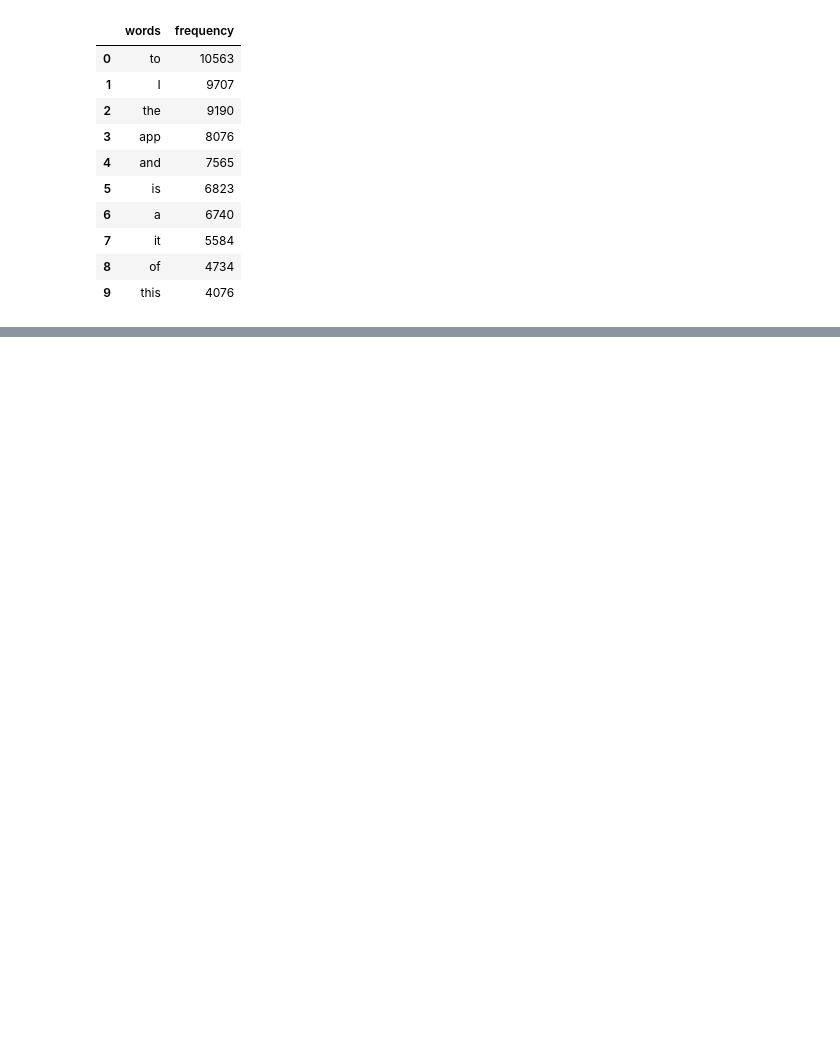
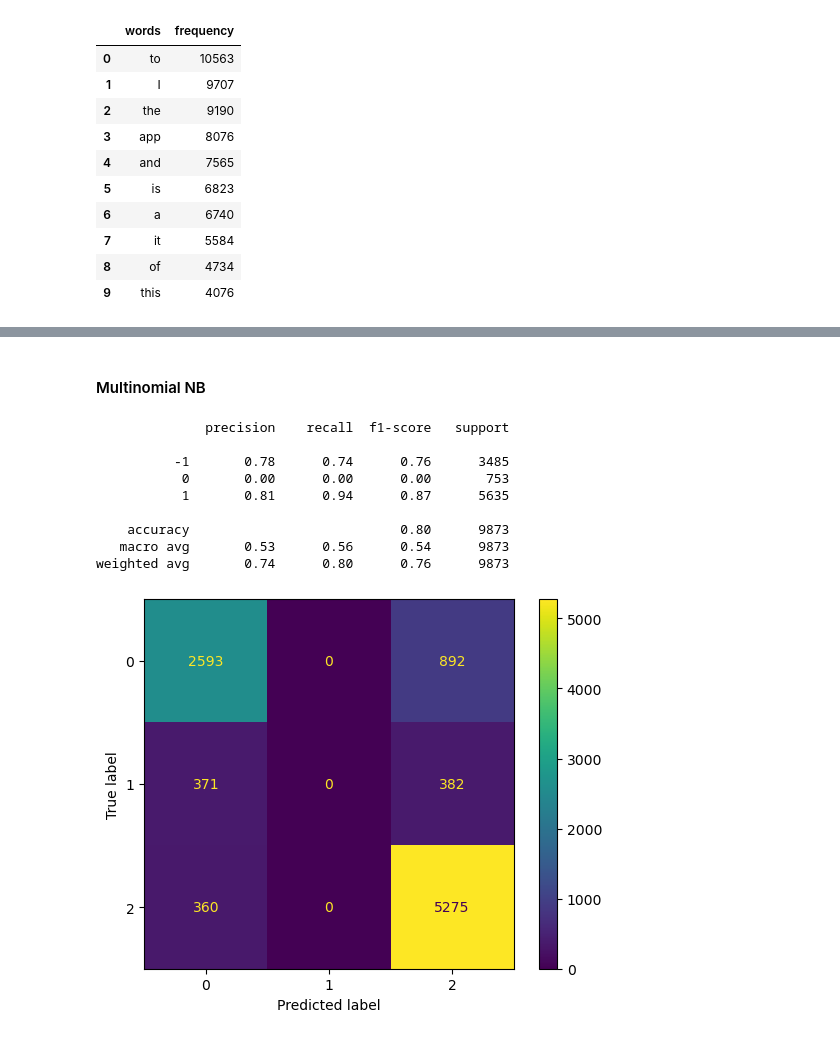
Before and after one commit to threatdead/Threads-Review-Classifier, a Jupyter notebook: Threads-Review/threads-reviews.ipynb, the cells around one changed output, grey strips where cells are left out. Cells and saved outputs as stored; diff of their text form; code cells hidden in the pictures; blank space fills up the shorter version.

Commit message:
model dump from the notebook
Model comparison and final model selection

```diff
--- a/Threads-Review/threads-reviews.ipynb
+++ b/Threads-Review/threads-reviews.ipynb
@@ -163,0 +231,35 @@ plt.imshow(wordcloud);
+# %%
+X = df_feat['review_processed']
+y = df_feat['polarity']
+# %%
+from sklearn.model_selection import train_test_split
+
+X_train, X_test, y_train, y_test = train_test_split(X, y, test_size= .3, random_state= 42)
+# %%
+tfidf = TfidfVectorizer()
+X_train_tfidf = tfidf.fit_transform(X_train, y_train)
+X_test_tfidf = tfidf.transform(X_test)
+# %%
+def model(model):
+    model.fit(X_train_tfidf, y_train)
+    y_pred = model.predict(X_test_tfidf)
+
+    cm = confusion_matrix(y_test, y_pred)
+    ConfusionMatrixDisplay(cm).plot()
+    print(classification_report(y_test, y_pred))
+# %% [markdown]
+#### Multinomial NB
+# %%
+nb = MultinomialNB()
+model(nb)
+# %% [output]
+              precision    recall  f1-score   support
+
+          -1       0.78      0.74      0.76      3485
+           0       0.00      0.00      0.00       753
+           1       0.81      0.94      0.87      5635
+
+    accuracy                           0.80      9873
+   macro avg       0.53      0.56      0.54      9873
+weighted avg       0.74      0.80      0.76      9873
+[figure, added]
```
Also changed, not shown: parts of 19 cells of this notebook, 1 other file.
